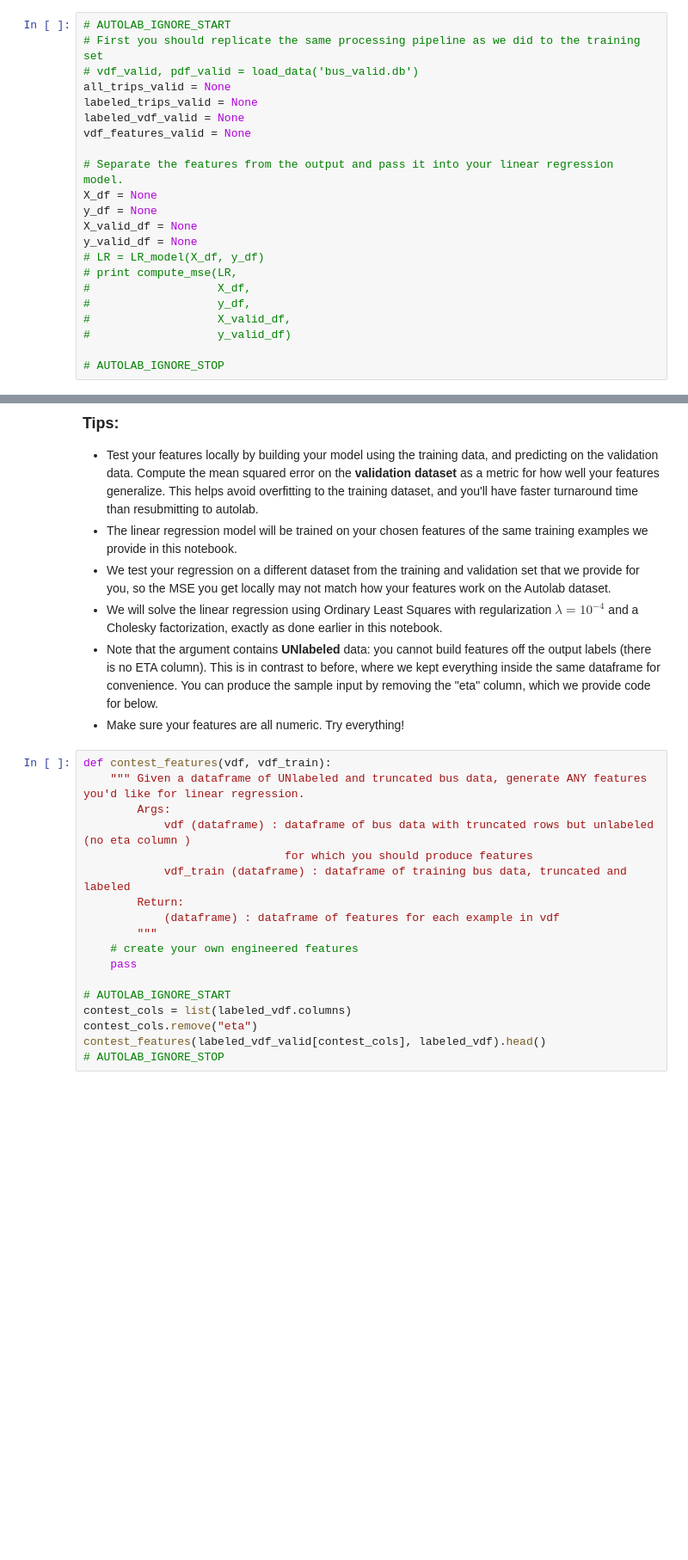
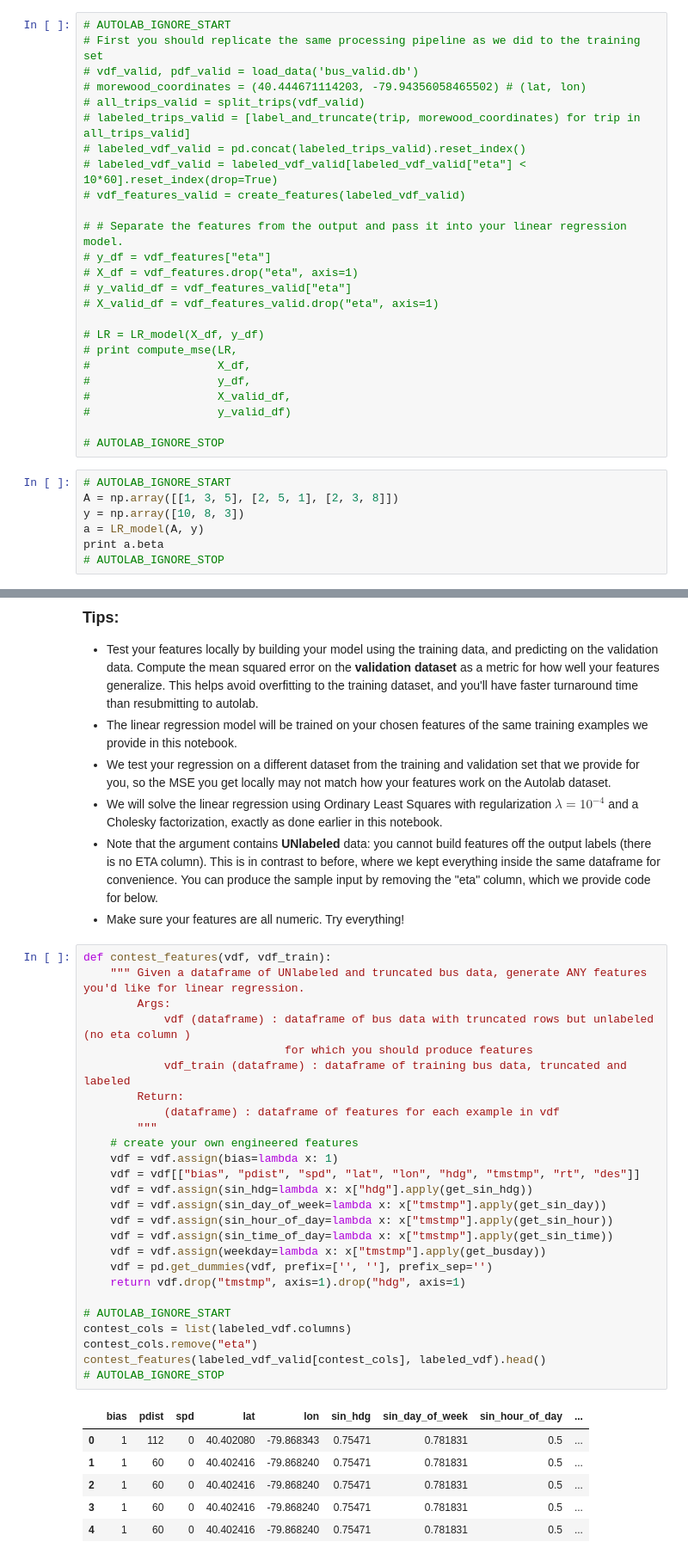
Before and after one commit to yunfanye/15688-project3, a Jupyter notebook: linear_regression.ipynb, the cells around one changed output, grey strips where cells are left out. Shown at 86% size. Cells and saved outputs as stored; diff of their text form; blank space fills up the shorter version.

Commit message:
finish linear regression

```diff
--- a/linear_regression.ipynb
+++ b/linear_regression.ipynb
@@ -292,16 +344,19 @@ def compute_mse(LR, X, y, X_v, y_v):
 # AUTOLAB_IGNORE_START
 # First you should replicate the same processing pipeline as we did to the training set
 # vdf_valid, pdf_valid = load_data('bus_valid.db')
-all_trips_valid = None
-labeled_trips_valid = None
-labeled_vdf_valid = None
-vdf_features_valid = None
+# morewood_coordinates = (40.444671114203, -79.94356058465502) # (lat, lon)
+# all_trips_valid = split_trips(vdf_valid)
+# labeled_trips_valid = [label_and_truncate(trip, morewood_coordinates) for trip in all_trips_valid]
+# labeled_vdf_valid = pd.concat(labeled_trips_valid).reset_index()
+# labeled_vdf_valid = labeled_vdf_valid[labeled_vdf_valid["eta"] < 10*60].reset_index(drop=True)
+# vdf_features_valid = create_features(labeled_vdf_valid)
 
-# Separate the features from the output and pass it into your linear regression model.
-X_df = None
-y_df = None
-X_valid_df = None
-y_valid_df = None
+# # Separate the features from the output and pass it into your linear regression model.
+# y_df = vdf_features["eta"]
+# X_df = vdf_features.drop("eta", axis=1)
+# y_valid_df = vdf_features_valid["eta"]
+# X_valid_df = vdf_features_valid.drop("eta", axis=1)
+
 # LR = LR_model(X_df, y_df)
 # print compute_mse(LR,
 #                   X_df,
@@ -310,3 +365,10 @@ y_valid_df = None
 #                   y_valid_df)
 
 # AUTOLAB_IGNORE_STOP
+# %%
+# AUTOLAB_IGNORE_START
+A = np.array([[1, 3, 5], [2, 5, 1], [2, 3, 8]])
+y = np.array([10, 8, 3])
+a = LR_model(A, y)
+print a.beta
+# AUTOLAB_IGNORE_STOP
@@ -358,18 +447,33 @@ The top scoring students will receive a bonus of 5 points.
 # %%
 def contest_features(vdf, vdf_train):
     """ Given a dataframe of UNlabeled and truncated bus data, generate ANY features you'd like for linear regression.
         Args:
             vdf (dataframe) : dataframe of bus data with truncated rows but unlabeled (no eta column )
                               for which you should produce features
             vdf_train (dataframe) : dataframe of training bus data, truncated and labeled
         Return:
             (dataframe) : dataframe of features for each example in vdf
         """
     # create your own engineered features
-    pass
+    vdf = vdf.assign(bias=lambda x: 1)
+    vdf = vdf[["bias", "pdist", "spd", "lat", "lon", "hdg", "tmstmp", "rt", "des"]]
+    vdf = vdf.assign(sin_hdg=lambda x: x["hdg"].apply(get_sin_hdg))
+    vdf = vdf.assign(sin_day_of_week=lambda x: x["tmstmp"].apply(get_sin_day))
+    vdf = vdf.assign(sin_hour_of_day=lambda x: x["tmstmp"].apply(get_sin_hour))
+    vdf = vdf.assign(sin_time_of_day=lambda x: x["tmstmp"].apply(get_sin_time))
+    vdf = vdf.assign(weekday=lambda x: x["tmstmp"].apply(get_busday))
+    vdf = pd.get_dummies(vdf, prefix=['', ''], prefix_sep='')
+    return vdf.drop("tmstmp", axis=1).drop("hdg", axis=1)
 
 # AUTOLAB_IGNORE_START
 contest_cols = list(labeled_vdf.columns)
 contest_cols.remove("eta")
 contest_features(labeled_vdf_valid[contest_cols], labeled_vdf).head()
 # AUTOLAB_IGNORE_STOP
+# %% [output]
+|  | bias | pdist | spd | lat | lon | sin_hdg | sin_day_of_week | sin_hour_of_day | ... |
+| 0 | 1 | 112 | 0 | 40.402080 | -79.868343 | 0.75471 | 0.781831 | 0.5 | ... |
+| 1 | 1 | 60 | 0 | 40.402416 | -79.868240 | 0.75471 | 0.781831 | 0.5 | ... |
+| 2 | 1 | 60 | 0 | 40.402416 | -79.868240 | 0.75471 | 0.781831 | 0.5 | ... |
+| 3 | 1 | 60 | 0 | 40.402416 | -79.868240 | 0.75471 | 0.781831 | 0.5 | ... |
+| 4 | 1 | 60 | 0 | 40.402416 | -79.868240 | 0.75471 | 0.781831 | 0.5 | ... |
```
Also changed, not shown: parts of 9 cells of this notebook, 1 other file.
